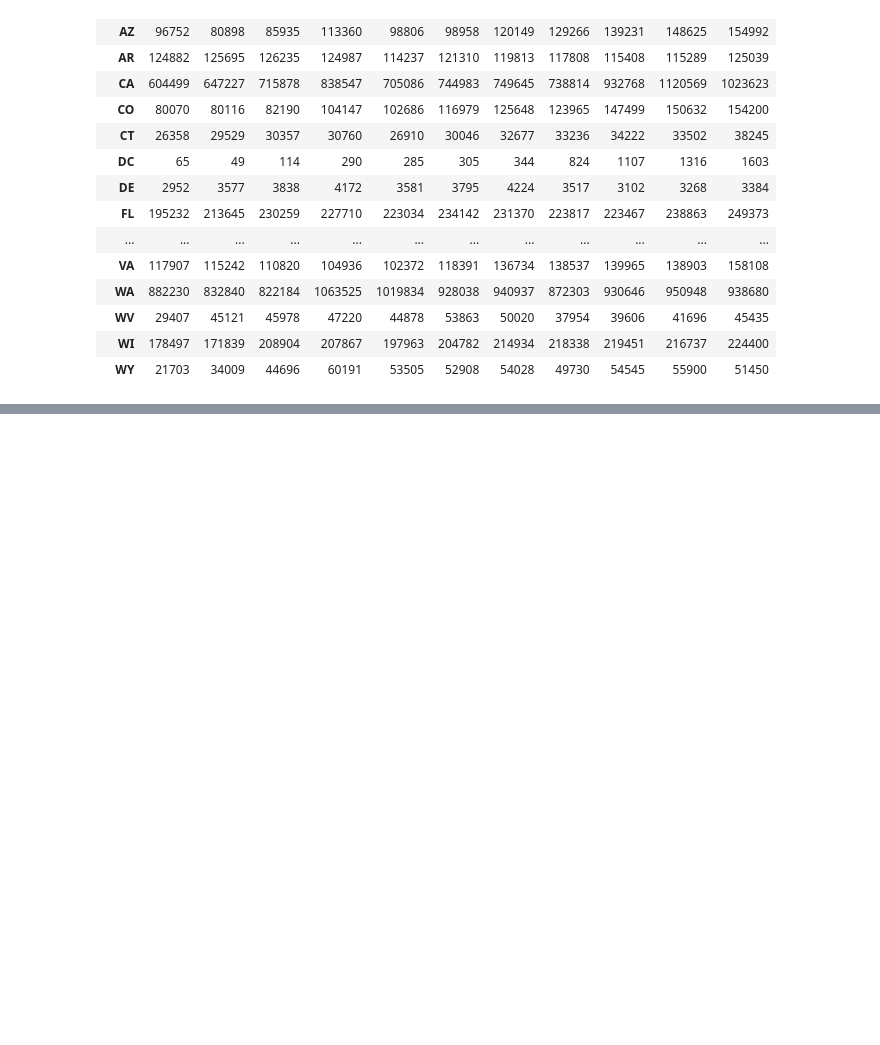
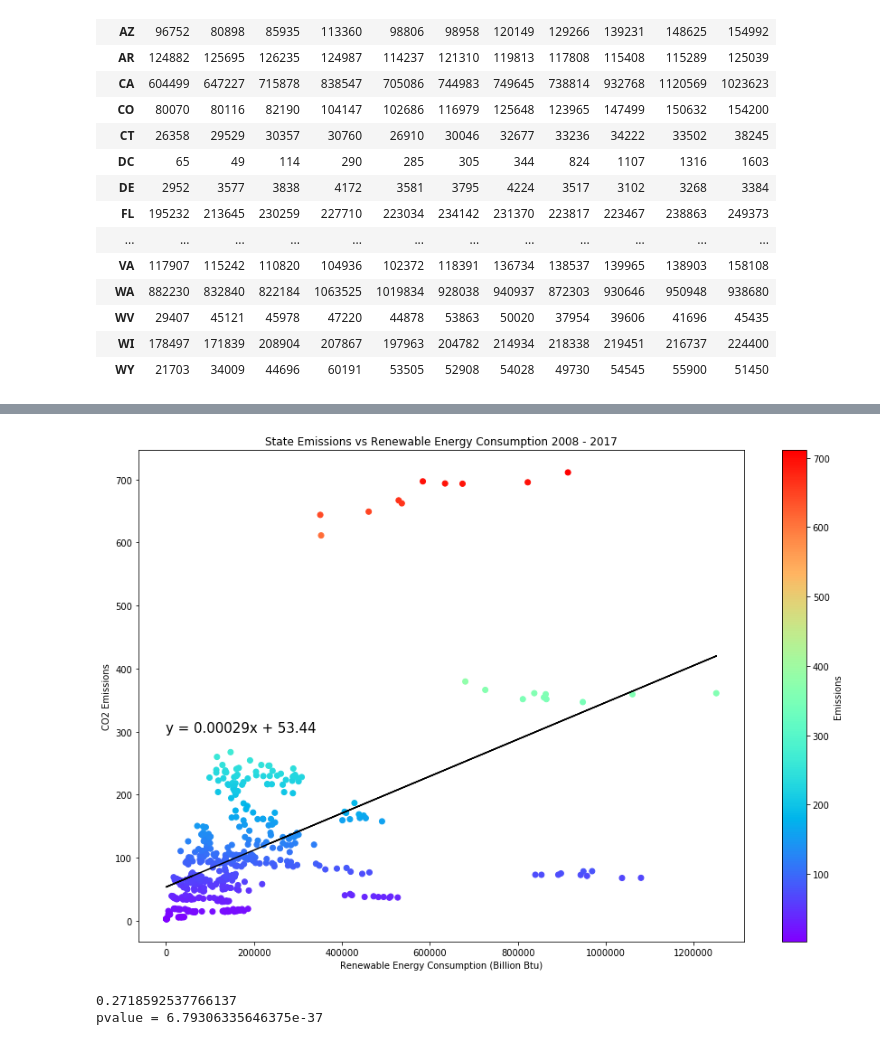
Before and after one commit to Asia-Hewett/solar_v_emissions_project, a Jupyter notebook: Renewable_Production_Hypothesis/production_vs_emissions.ipynb, the cells around one changed output, grey strips where cells are left out. Drawn from its saved outputs; the diff is of its cells as text; code cells hidden in the pictures; blank space fills up the shorter version.

```diff
--- a/Renewable_Production_Hypothesis/production_vs_emissions.ipynb
+++ b/Renewable_Production_Hypothesis/production_vs_emissions.ipynb
@@ -94 +103,6 @@ print(rvalue**2)
 0.18697207374556615
+# %%
+consumption_data_path= "../State Solar Production Data by Year/RenewableConsumption.csv"
+consumption_state_df = pd.read_csv(consumption_data_path)
+consumption_state_df=consumption_state_df.rename(columns={"Unnamed: 0":"State"})
+consumption_state_df.set_index("State")
@@ -94,0 +135,26 @@ print(rvalue**2)
+# %%
+x_values2 = list(consumption_state_df[['2008','2009','2010','2011','2012','2013','2014','2015','2016','2017']].values)
+# %%
+x_values2 = np.concatenate(x_values2, axis =0)
+# %%
+plt.figure(figsize=(15,10))
+plt.scatter(x_values2, y_values, c=y_values, cmap='rainbow')
+
+(slope, intercept, rvalue, pvalue, stderr) = linregress(x_values2, y_values)
+regress_values = x_values2 * slope + intercept
+clb = plt.colorbar()
+line_eq = "y = " + str(round(slope,5)) + "x + " + str(round(intercept, 2))
+plt.title("State Emissions vs Renewable Energy Consumption 2008 - 2017")
+plt.plot(x_values2, regress_values, "black")
+plt.annotate(line_eq, (300,300), fontsize = 15, color="black")
+plt.xlabel('Renewable Energy Consumption (Billion Btu)')
+plt.ylabel('CO2 Emissions')
+clb.set_label('Emissions')
+plt.savefig('overall_consumption.png')
+plt.show()
+print(rvalue**2)
+print(f'pvalue = {pvalue}')
+# %% [output]
+[figure, added]
+0.2718592537766137
+pvalue = 6.79306335646375e-37
```
Also changed, not shown: parts of 33 cells of this notebook, 45 other files.
